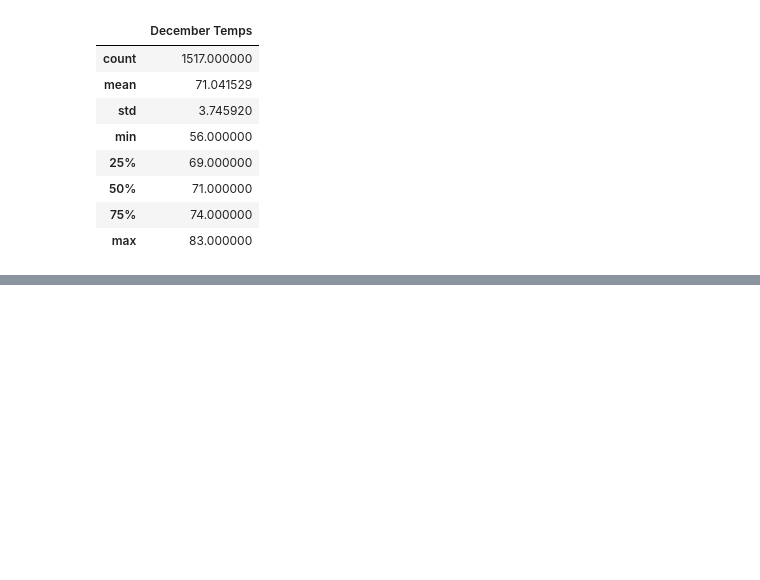
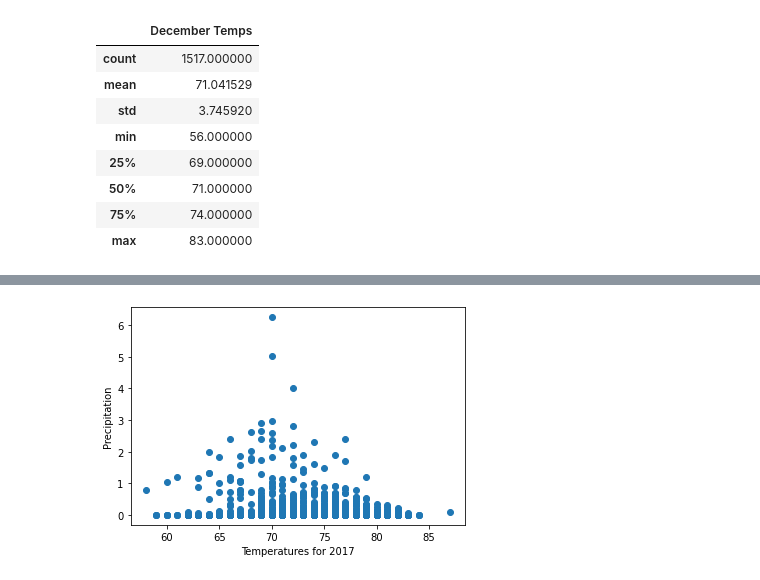
Before and after one commit to vneeraja/surfs_up, a Jupyter notebook: SurfsUp_Challenge.ipynb, the cells around one changed output, grey strips where cells are left out. Cells and saved outputs as stored; diff of their text form; code cells hidden in the pictures; blank space fills up the shorter version.

```diff
--- a/SurfsUp_Challenge.ipynb
+++ b/SurfsUp_Challenge.ipynb
@@ -119,0 +197,5 @@ df.describe()
+# %%
+# Create a DataFrame for the list of precipitaion and temperatures for the year and list the summary statistics.
+df_year = pd.DataFrame(results, columns=['Precipitation', 'Temperatures'])
+df_year.style.hide_index()
+df_year.describe()
@@ -120,2 +212,9 @@ df.describe()
+# %%
+plt.scatter(df_year['Temperatures'], df_year['Precipitation'])
+plt.xlabel('Temperatures for 2017')
+plt.ylabel('Precipitation')
+plt.show()
+# %% [output]
+[figure, added]
 # %%
 # 10. Return to your challenge instructions to compare your summary statistics
```
Also changed, not shown: parts of 12 cells of this notebook.
